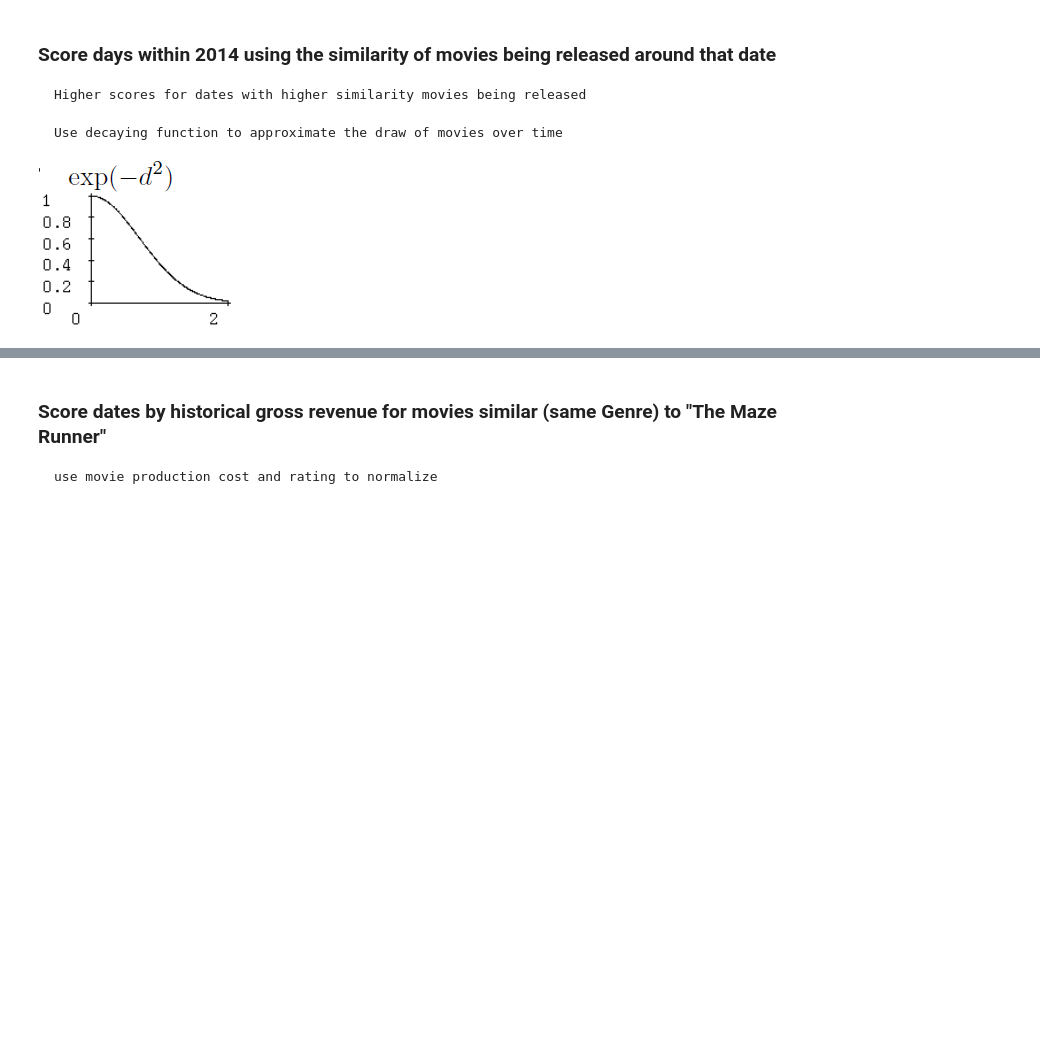
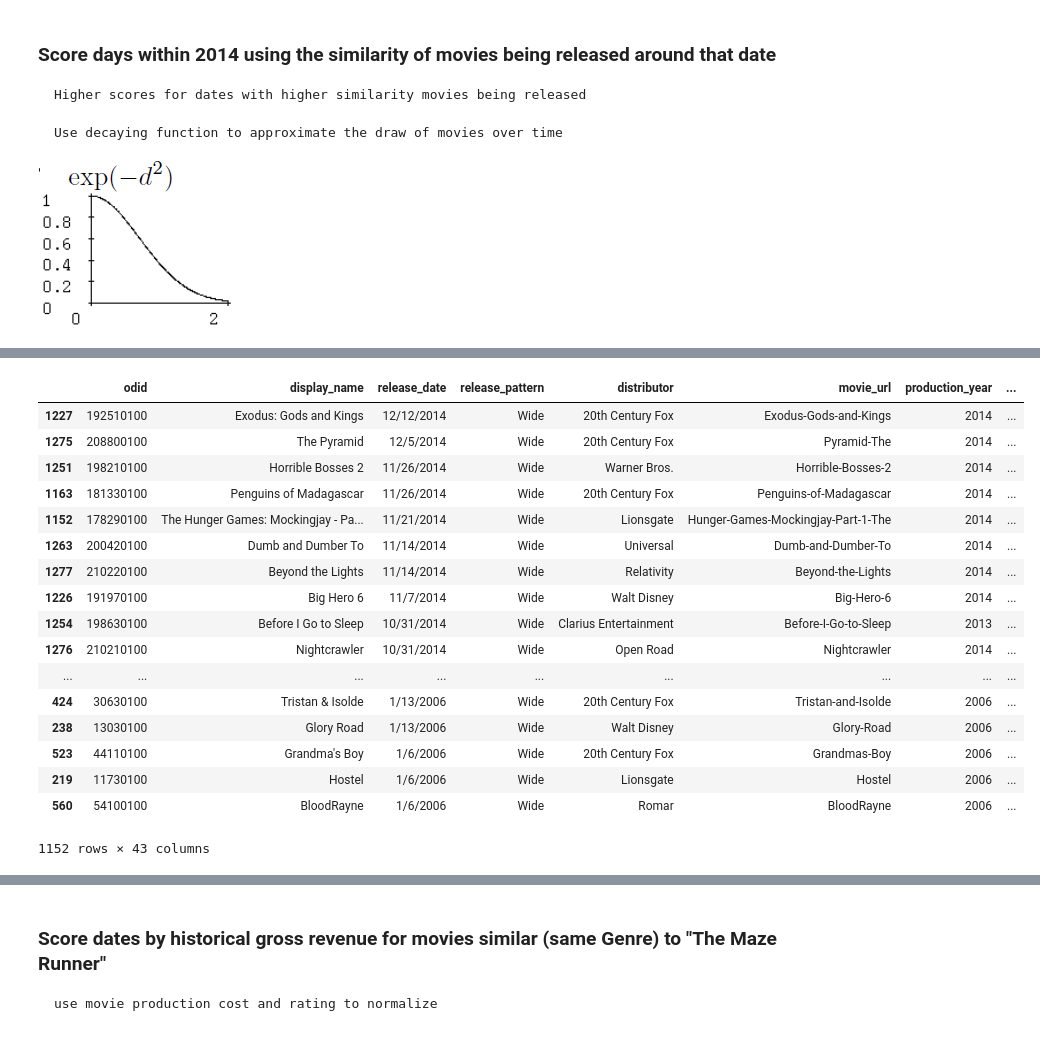
Before and after one commit to Oldyeller89/M_A_HW_Git, a Jupyter notebook: Assignment2/movieAnalysis.ipynb, the cells around one changed output, grey strips where cells are left out. Saved outputs shown, nothing was run; the diff lists cells and outputs as text; code cells hidden in the pictures; blank space fills up the shorter version.

```diff
--- a/Assignment2/movieAnalysis.ipynb
+++ b/Assignment2/movieAnalysis.ipynb
@@ -78,5 +60,0 @@ movieInfo.loc[movieInfo['odid'] == 10100]['release_date']
-# %%
-#how to change a cell
-mask = movieInfo['odid'] == 10100
-movieInfo.loc[mask, 'sequel'] = 2
-movieInfo[mask]
@@ -188,0 +151,58 @@ print(int(datetime_object.strftime("%j")))
+# %%
+from datetime import datetime
+
+#add dateTime info to movies
+movieInfo["dateTime"] = [datetime.strptime(i, '%m/%d/%Y') for i in movieInfo["release_date"]]
+movieInfo["release_year"] = [int(dt.isocalendar()[0]) for dt in movieInfo["dateTime"]]
+movieInfo["release_weekOfYear"] = [int(dt.isocalendar()[1]) for dt in movieInfo["dateTime"]]
+movieInfo["release_DOW"] = [int(dt.isocalendar()[2]) for dt in movieInfo["dateTime"]]
+
+# #add in similarity score to movies
+movieInfo["simil_To_MR"] = np.zeros(len(movieInfo))
+
+# add in movie topic
+movieInfo["topic"] = (np.zeros(len(movieInfo)) - 1)  # set to -1 by default
+# %%
+#convert distances to similarity score 0-1. with 1 being the closest in topic space
+distances = np.array(distances)
+similarityScore = distances/distances.max()
+similarityScore = abs(1 - similarityScore)
+
+#iterate through the odid list to get idex of each similarity score
+for odid, score, topics in zip(movieOdid, similarityScore, movieTopics):
+    #print(score)
+    movieInfo.loc[movieInfo['odid']==odid, 'simil_To_MR'] = score
+    movieInfo.loc[movieInfo['odid']==odid, 'topic'] = (np.argmax(topics) + 1) #assign 1 topic to movie
+
+# add topic to maze Runner
+movieInfo.loc[movieInfo['display_name']=='The Maze Runner', 'topic'] = (np.argmax(mazeRunnerTopics) + 1)
+
+
+# sort by similarity to check
+#movieInfo = movieInfo.sort_values('simil_To_MR', ascending=False)
+
+#sort by date
+movieInfo = movieInfo.sort_values('dateTime', ascending=False)
+
+#delete movies that are not found in movie topics analysis
+movieInfo = movieInfo[movieInfo['topic'].notnull()]
+movieInfo
+# %% [output]
+|  | odid | display_name | release_date | release_pattern | distributor | movie_url | production_year | ... |
+| 1227 | 192510100 | Exodus: Gods and Kings | 12/12/2014 | Wide | 20th Century Fox | Exodus-Gods-and-Kings | 2014 | ... |
+| 1275 | 208800100 | The Pyramid | 12/5/2014 | Wide | 20th Century Fox | Pyramid-The | 2014 | ... |
+| 1251 | 198210100 | Horrible Bosses 2 | 11/26/2014 | Wide | Warner Bros. | Horrible-Bosses-2 | 2014 | ... |
+| 1163 | 181330100 | Penguins of Madagascar | 11/26/2014 | Wide | 20th Century Fox | Penguins-of-Madagascar | 2014 | ... |
+| 1152 | 178290100 | The Hunger Games: Mockingjay - Pa... | 11/21/2014 | Wide | Lionsgate | Hunger-Games-Mockingjay-Part-1-The | 2014 | ... |
+| 1263 | 200420100 | Dumb and Dumber To | 11/14/2014 | Wide | Universal | Dumb-and-Dumber-To | 2014 | ... |
+| 1277 | 210220100 | Beyond the Lights | 11/14/2014 | Wide | Relativity | Beyond-the-Lights | 2014 | ... |
+| 1226 | 191970100 | Big Hero 6 | 11/7/2014 | Wide | Walt Disney | Big-Hero-6 | 2014 | ... |
+| 1254 | 198630100 | Before I Go to Sleep | 10/31/2014 | Wide | Clarius Entertainment | Before-I-Go-to-Sleep | 2013 | ... |
+| 1276 | 210210100 | Nightcrawler | 10/31/2014 | Wide | Open Road | Nightcrawler | 2014 | ... |
+| ... | ... | ... | ... | ... | ... | ... | ... | ... |
+| 424 | 30630100 | Tristan & Isolde | 1/13/2006 | Wide | 20th Century Fox | Tristan-and-Isolde | 2006 | ... |
+| 238 | 13030100 | Glory Road | 1/13/2006 | Wide | Walt Disney | Glory-Road | 2006 | ... |
+| 523 | 44110100 | Grandma's Boy | 1/6/2006 | Wide | 20th Century Fox | Grandmas-Boy | 2006 | ... |
+| 219 | 11730100 | Hostel | 1/6/2006 | Wide | Lionsgate | Hostel | 2006 | ... |
+| 560 | 54100100 | BloodRayne | 1/6/2006 | Wide | Romar | BloodRayne | 2006 | ... |
+1152 rows × 43 columns
```
Also changed, not shown: parts of 7 cells of this notebook.
